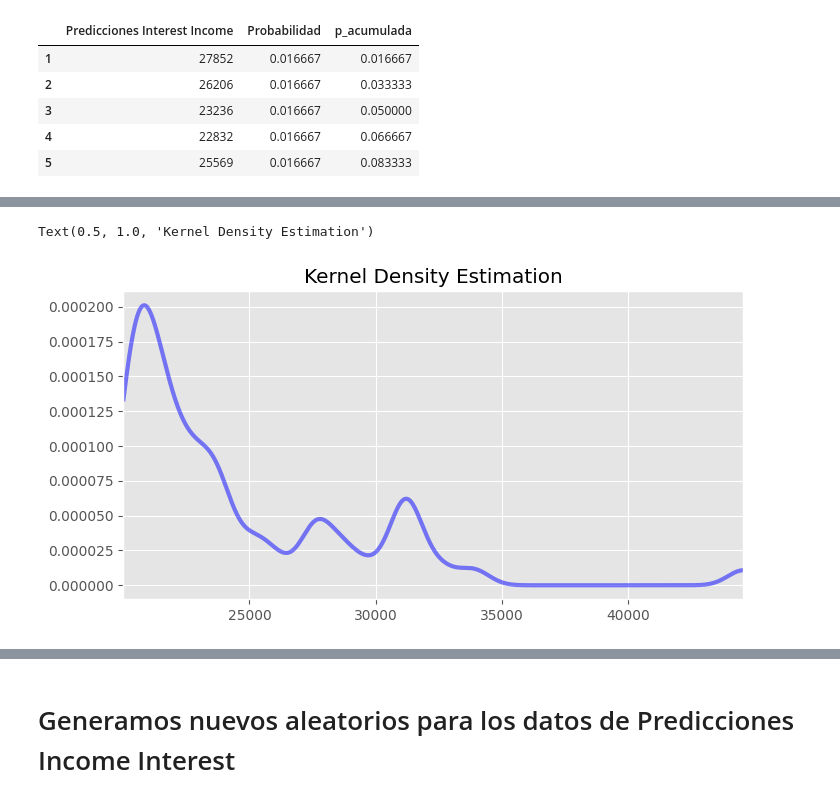
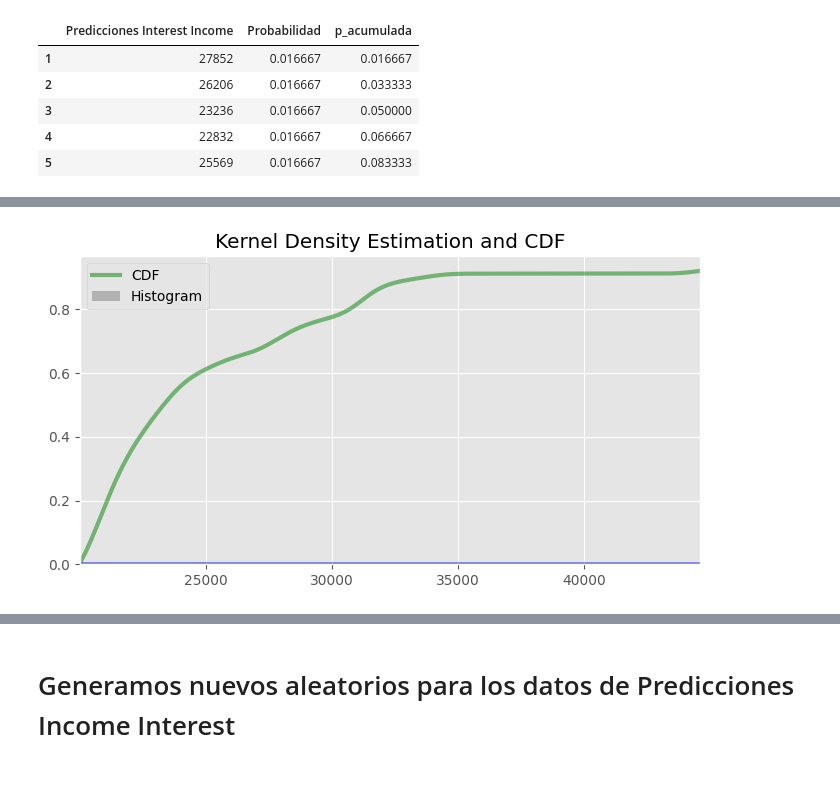
Before and after one commit to Maxcode99/Proyecto_SPF, a Jupyter notebook: Proyecto_Alan_Max.ipynb, the cells around one changed output, grey strips where cells are left out. Drawn from its saved outputs; the diff is of its cells as text; code cells hidden in the pictures.

```diff
--- a/Proyecto_Alan_Max.ipynb
+++ b/Proyecto_Alan_Max.ipynb
@@ -572,9 +588,40 @@ plt.show()
 # %%
+import numpy as np
+import matplotlib.pyplot as plt
+from scipy.stats import gaussian_kde
+
+# Suponiendo que 'data2' es tu DataFrame de pandas con una sola columna
+data = data2['Predicciones Interest Income']  # Reemplaza 'nombre_de_la_columna' con el nombre de tu columna
+
+# The grid we'll use for plotting
+x_grid = np.linspace(data.min() - 1, data.max() + 1, 1000)
+
+# Kernel density estimation
+kde = gaussian_kde(dataset=data, bw_method=0.135)
+
+# Calcula la PDF (Probability Density Function) utilizando la KDE
+pdf = kde.evaluate(x_grid)
+
+# Calcula la CDF a partir de la PDF
+cdf = np.cumsum(pdf) * (x_grid[1] - x_grid[0])
+
 # Plot the kernel density estimate
 fig, ax = plt.subplots(figsize=(8, 4))
 ax.plot(x_grid, pdf, color='blue', alpha=0.5, lw=3)
 ax.set_xlim(data.min() - 1, data.max() + 1)
 ax.set_title('Kernel Density Estimation')
+
+# Plot the CDF
+ax.plot(x_grid, cdf, color='green', alpha=0.5, lw=3, label='CDF')
+
+# Plot the histogram
+ax.hist(data, bins=20, density=True, color='gray', alpha=0.5, label='Histogram')
+
+# Añadir leyenda
+ax.legend()
+
+ax.set_title('Kernel Density Estimation and CDF')
+
+plt.show()
 # %% [output]
-Text(0.5, 1.0, 'Kernel Density Estimation')
-[figure, old version]
+[figure, new version]
```
Also changed, not shown: parts of 13 cells of this notebook, 1 other file.
